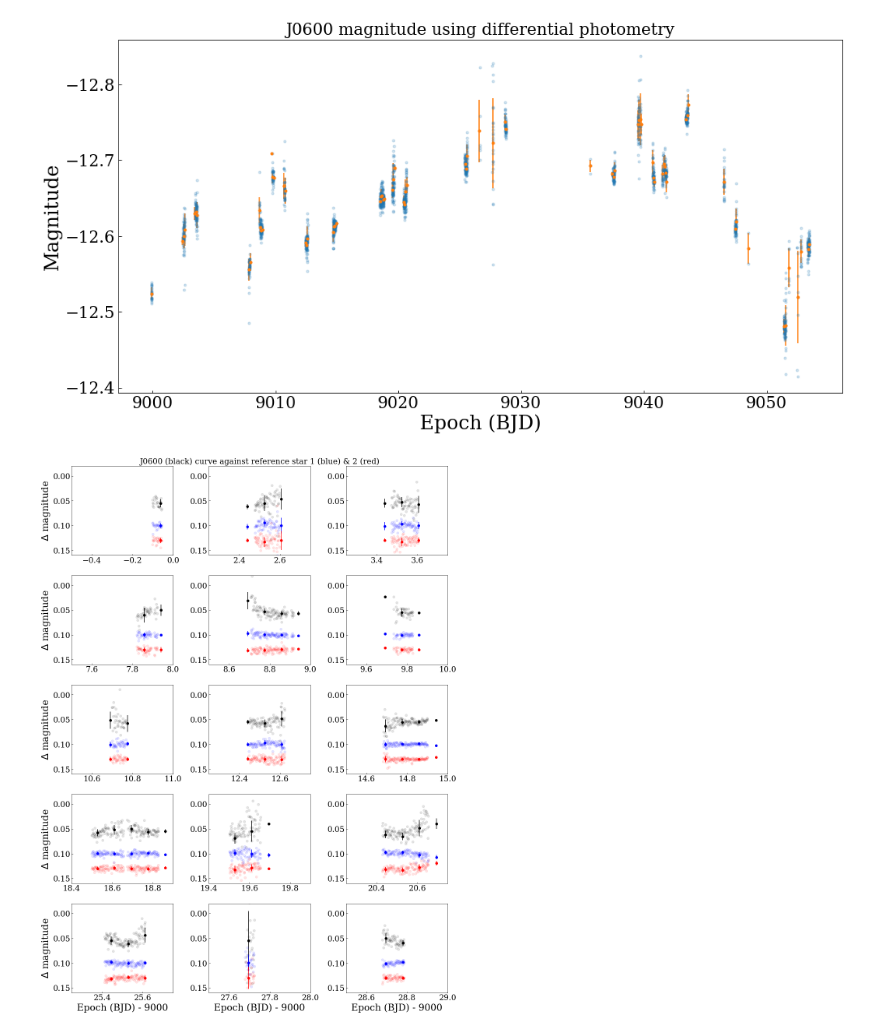
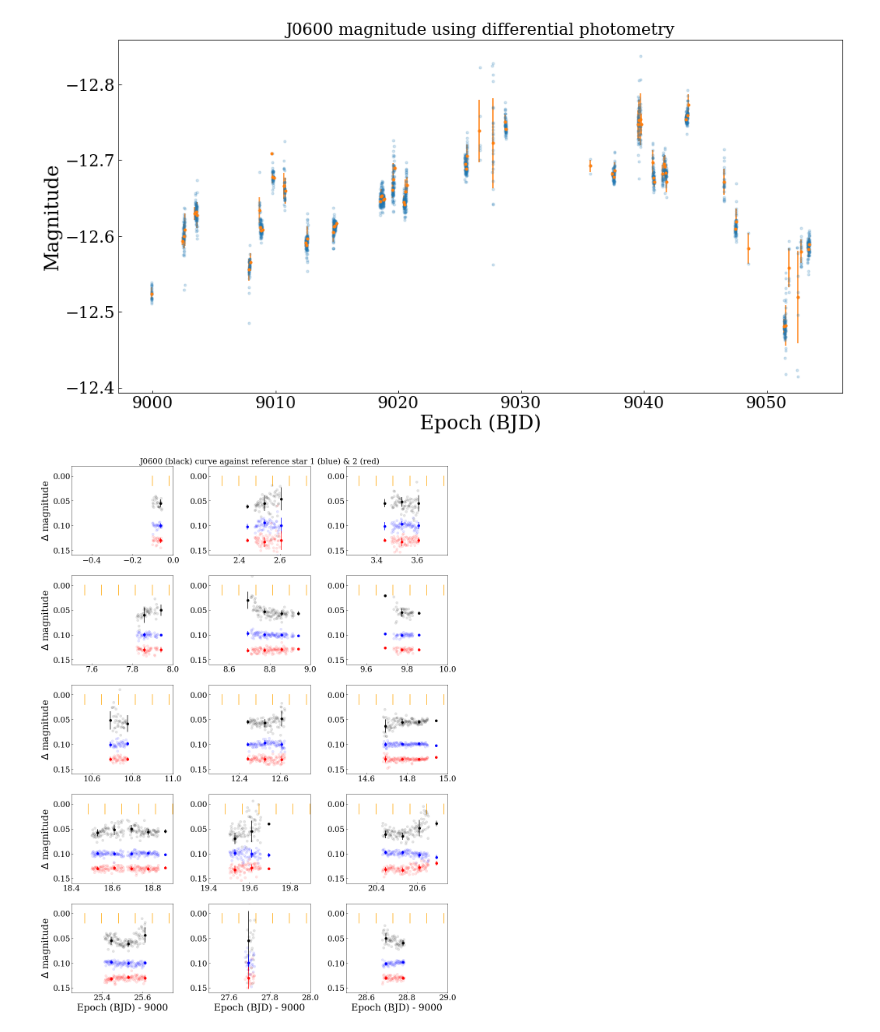
Before and after one commit to BartOuwehand/BRPJ0600, a Jupyter notebook: astep1.ipynb, the cells around one changed output. Cells and saved outputs as stored; diff of their text form; code cells hidden in the pictures.

```diff
--- a/astep1.ipynb
+++ b/astep1.ipynb
@@ -240,7 +261,7 @@ i = 0
 
 test = []
 
-while i < 40:
+while i < 65:
     i += 1
 
     ALC_final = ALC_func(sigcl_flux, epoch, medflux2, final_weight)
@@ -248,3 +269,8 @@ while i < 40:
 
     final_weight = weight_func(sigcl_flux, epoch, medflux2, ALC_final)
     test.append(final_weight)
+# %%
+for i in range(60,65):
+    plt.plot(test[i]-test[i-1])
+    plt.title(str(i)+"-"+str(i-1))
+    plt.show()
@@ -328,14 +391,15 @@ for i in range(i_lim):
     for j in range(j_lim):
         m1 = epoch-9000 > lims[i,j,0]
         m2 = epoch-9000 < lims[i,j,1]
-        windowplt(i,j, epoch-9000, -2.5*np.log10(J0600_flux/ALC), 0.055, 'black', m1*m2,1)
+        #windowplt(i,j, epoch-9000, -2.5*np.log10(J0600_flux/ALC), 0.055, 'black', m1*m2,1)
+        windowplt(i,j, epoch-9000, -2.5*np.log10(J0600_flux/ALC_final), 0.055, 'black', m1*m2,1)
         s = 0
         windowplt(i,j, epoch-9000, -2.5*np.log10(flux[:,s]/ALC), 0.10, 'blue', m1*m2,1)
         s = 1
         windowplt(i,j, epoch-9000, -2.5*np.log10(flux[:,s]/ALC), 0.13, 'red', m1*m2,1)
 
-        for x in range(12):
-            axs[i,j].plot([lims[i,j]+x/24]*2,[0,.02],c='orange')
+        for x in range(int((epoch[-1]-epoch[0])*12)):
+            axs[i,j].plot([epoch[0]+x/12-9000]*2,[0,.02],c='orange')
 
         #axs[i,j].plot(epoch-9000,-2.5*np.log10(J0600_flux/ALC)-np.nanmedian((-2.5*np.log10(J0600_flux/ALC))[m1*m2])+0.03,
         #         marker='.',linestyle='',markersize=10,c='r')
@@ -440,6 +506,8 @@ cormag = []
 cormagerr = []
 J0600cormag = []
 J0600cormagerr = []
+J0600cormag2 = []
+J0600cormagerr2 = []
 for e in range(len(corepoch)):
     m1 = epoch > bins[e]
     m2 = epoch < bins[e+1]
@@ -451,10 +519,17 @@ for e in range(len(corepoch)):
     J0600cormag.append(np.nanmean((-2.5*np.log10(J0600_flux.T/ALC).T)[m1*m2],axis=0))
     J0600cormagerr.append(np.nanstd((-2.5*np.log10(J0600_flux.T/ALC).T)[m1*m2],axis=0))
 
+    J0600cormag2.append(np.nanmean((-2.5*np.log10(J0600_flux.T/ALC_final).T)[m1*m2],axis=0))
+    J0600cormagerr2.append(np.nanstd((-2.5*np.log10(J0600_flux.T/ALC_final).T)[m1*m2],axis=0))
+
+
 cormag = np.array(cormag)
 cormagerr = np.array(cormagerr)
 J0600cormag = np.array(J0600cormag)
 J0600cormagerr = np.array(J0600cormagerr)
+
+J0600cormag2 = np.array(J0600cormag2)
+J0600cormagerr2 = np.array(J0600cormagerr2)
 # %%
 for s in range(5):
     plt.errorbar(corepoch,cormag[:,s],yerr=cormagerr[:,s],fmt='.')
@@ -500,7 +575,8 @@ for i in range(i_lim):
     for j in range(j_lim):
         m1 = corepoch-9000 > lims[i,j,0]
         m2 = corepoch-9000 < lims[i,j,1]
-        windowplt_werr(i,j, corepoch-9000, J0600cormag,J0600cormagerr, 0.055, 'black', m1*m2)
+        #windowplt_werr(i,j, corepoch-9000, J0600cormag,J0600cormagerr, 0.055, 'black', m1*m2)
+        windowplt_werr(i,j, corepoch-9000, J0600cormag2,J0600cormagerr2, 0.055, 'black', m1*m2)
         s = 0
         windowplt_werr(i,j, corepoch-9000, cormag[:,s], cormagerr[:,s], 0.10, 'blue', m1*m2)
         s = 1
@@ -514,35 +590,35 @@ for i in range(i_lim):
         s = 1
         windowplt(i,j, epoch-9000, -2.5*np.log10(flux[:,s]/ALC), 0.13, 'red', m3*m4,0.1)
 
-        #for x in range(12):
-        #    axs[i,j].plot([lims[i,j]+x/24]*2,[0,.02],c='orange')
+        for x in range(int((epoch[-1]-epoch[0])*12)):
+            axs[i,j].plot([epoch[0]+x/12-9000]*2,[0,.02],c='orange')
 
         #axs[i,j].plot(epoch-9000,-2.5*np.log10(J0600_flux/ALC)-np.nanmedian((-2.5*np.log10(J0600_flux/ALC))[m1*m2])+0.03,
         #         marker='.',linestyle='',markersize=10,c='r')
         #s = 0
         #axs[i,j].plot(epoch-9000,-2.5*np.log10(flux[:,s]/ALC)-np.nanmedian((-2.5*np.log10(flux[:,s]/ALC))[m1*m2])+0.08,
         #         marker='.',linestyle='',markersize=10,c='blue')
         #s = 1
         #axs[i,j].plot(epoch-9000,-2.5*np.log10(flux[:,s]/ALC)-np.nanmedian((-2.5*np.log10(flux[:,s]/ALC))[m1*m2])+0.12,
         #         marker='.',linestyle='',markersize=10,c='orange')
 
         axs[i,j].set_xlim(lims[i,j])
         axs[i,j].set_ylim([-.02,0.16])
         #axs[i,j].set_ylim([-0.05,0.35])
         axs[i,j].invert_yaxis()
 
         if j == 0:
             axs[i,j].set_ylabel('$\Delta$ magnitude')
         if i == i_lim-1:
             axs[i,j].set_xlabel('Epoch (BJD) - 9000')
 
 #for ax in axs.flat:
 #    ax.set(xlabel='Epoch (BJD)', ylabel='$\Delta$ magnitude')
 
 # Hide x labels and tick labels for top plots and y ticks for right plots.
 #for ax in axs.flat:
 #    ax.label_outer()
 # %% [output]
-[figure, old version]
+[figure, new version]
 # %%
 #i,j = 1,1
```
Also changed, not shown: parts of 14 cells of this notebook, 2 other files.
